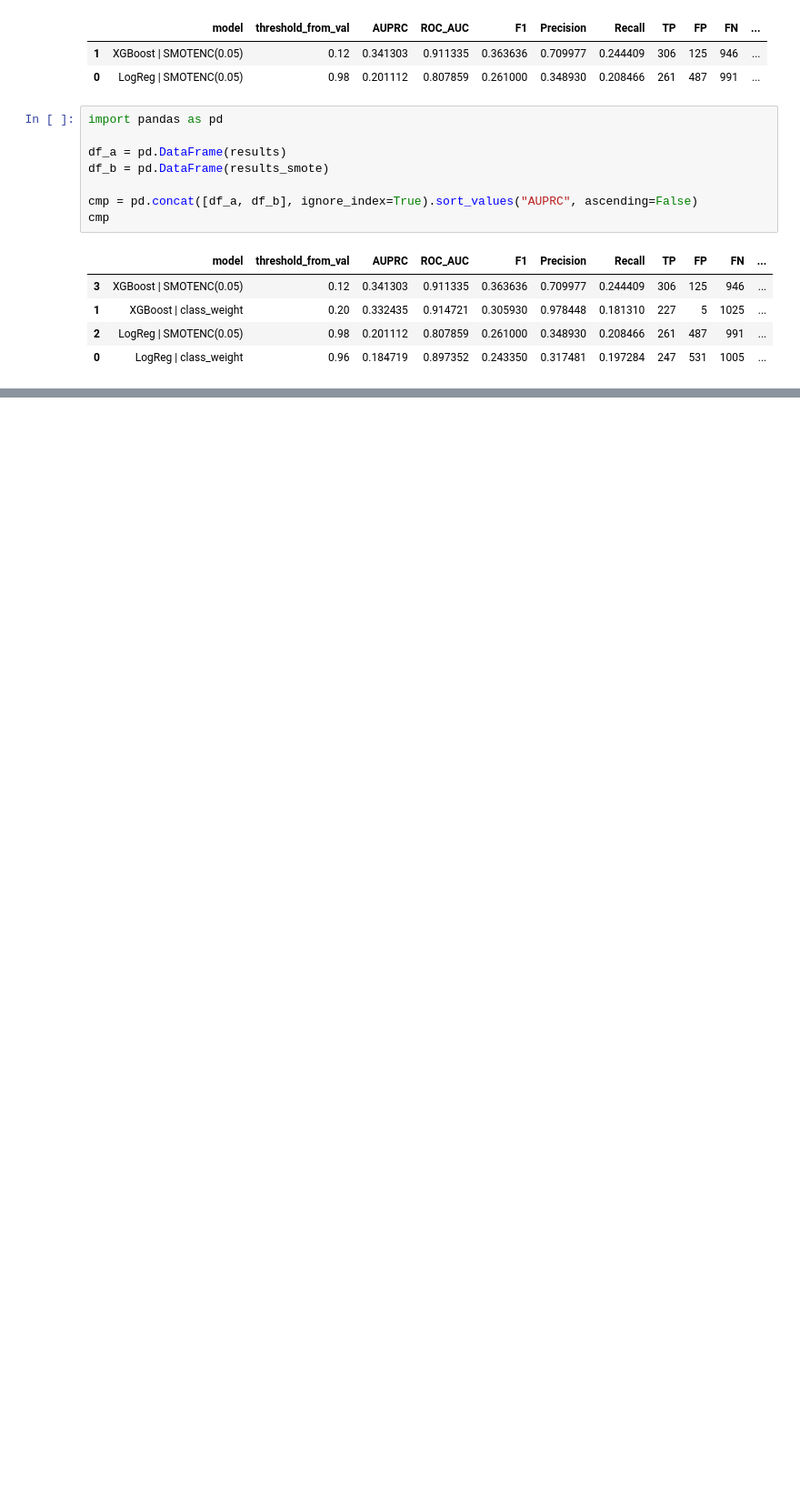
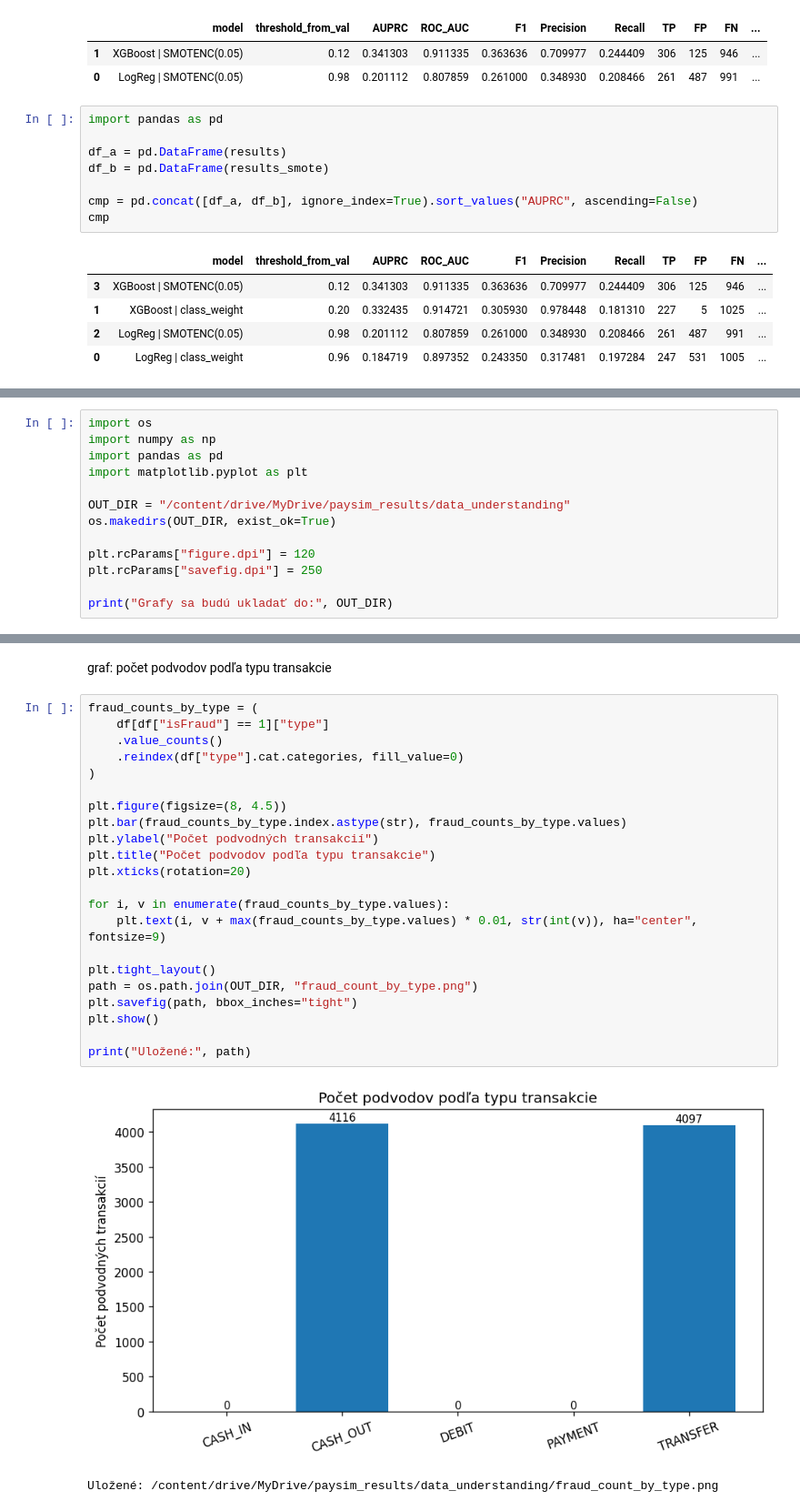
Before and after one commit to kkuichi/ah249ki, a Jupyter notebook: Experiment_anton.ipynb, the cells around one changed output, grey strips where cells are left out. Shown at 91% size. Saved outputs shown, nothing was run; the diff lists cells and outputs as text; blank space fills up the shorter version.

```diff
--- a/Experiment_anton.ipynb
+++ b/Experiment_anton.ipynb
@@ -1461,0 +1466,13 @@ cmp
+# %%
+import os
+import numpy as np
+import pandas as pd
+import matplotlib.pyplot as plt
+
+OUT_DIR = "/content/drive/MyDrive/paysim_results/data_understanding"
+os.makedirs(OUT_DIR, exist_ok=True)
+
+plt.rcParams["figure.dpi"] = 120
+plt.rcParams["savefig.dpi"] = 250
+
+print("Grafy sa budú ukladať do:", OUT_DIR)
@@ -1461,0 +1511,27 @@ cmp
+# %% [markdown]
+graf: počet podvodov podľa typu transakcie
+# %%
+fraud_counts_by_type = (
+    df[df["isFraud"] == 1]["type"]
+    .value_counts()
+    .reindex(df["type"].cat.categories, fill_value=0)
+)
+
+plt.figure(figsize=(8, 4.5))
+plt.bar(fraud_counts_by_type.index.astype(str), fraud_counts_by_type.values)
+plt.ylabel("Počet podvodných transakcií")
+plt.title("Počet podvodov podľa typu transakcie")
+plt.xticks(rotation=20)
+
+for i, v in enumerate(fraud_counts_by_type.values):
+    plt.text(i, v + max(fraud_counts_by_type.values) * 0.01, str(int(v)), ha="center", fontsize=9)
+
+plt.tight_layout()
+path = os.path.join(OUT_DIR, "fraud_count_by_type.png")
+plt.savefig(path, bbox_inches="tight")
+plt.show()
+
+print("Uložené:", path)
+# %% [output]
+[figure, added]
+Uložené: /content/drive/MyDrive/paysim_results/data_understanding/fraud_count_by_type.png
```
Also changed, not shown: parts of 16 cells of this notebook.
